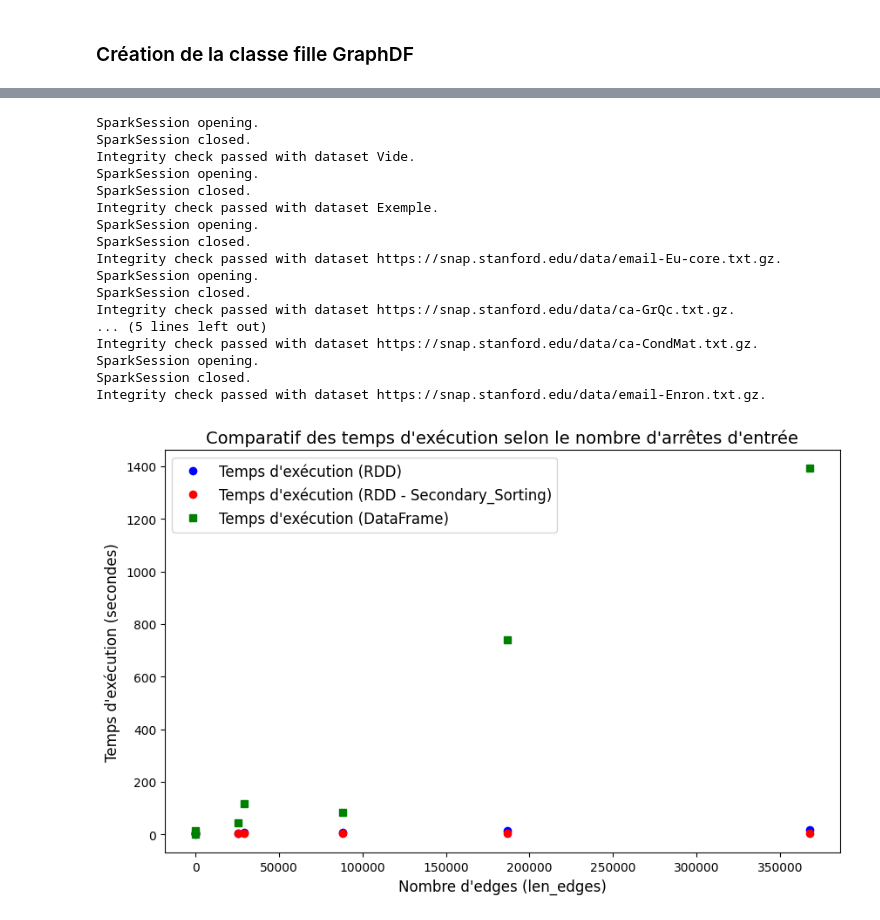
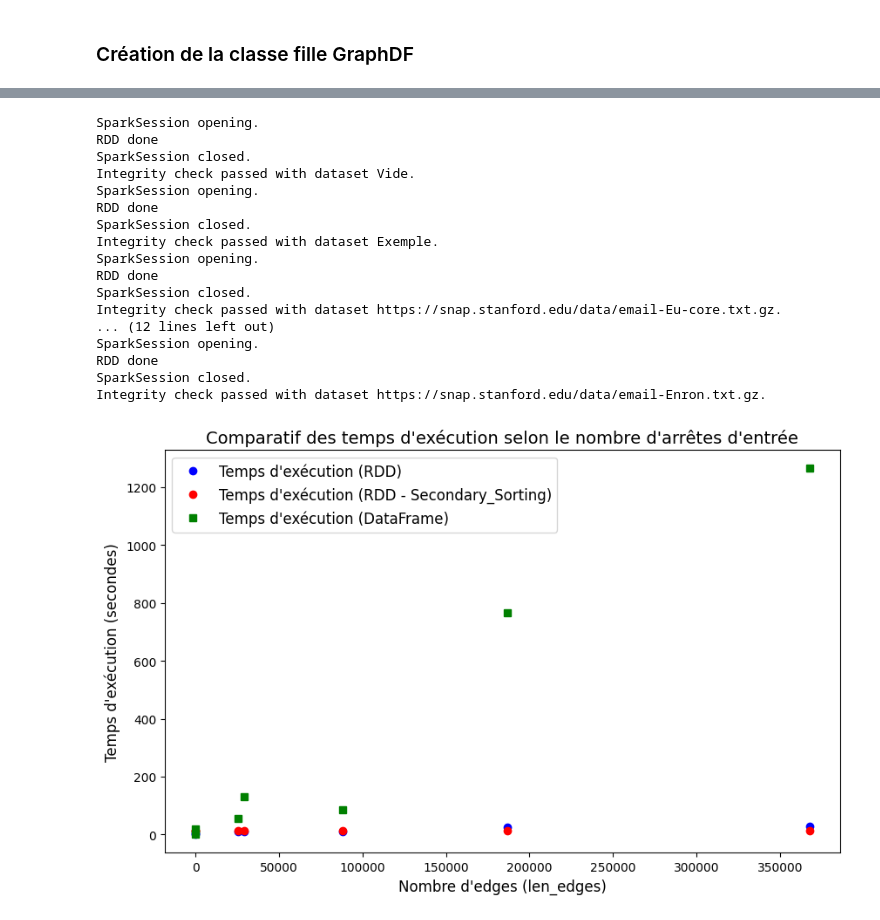
Before and after one commit to auduvignac/CCF_MapReduce, a Jupyter notebook: CCF.ipynb, the cells around one changed output, grey strips where cells are left out. Drawn from its saved outputs; the diff is of its cells as text; code cells hidden in the pictures.

```diff
--- a/CCF.ipynb
+++ b/CCF.ipynb
@@ -324,28 +717,0 @@ class GraphRDD_Secondary_Sorting(GraphRDD):
-# %%
-# List of edges in the graph
-edges_example = [
-  "A B",
-  "B C",
-  "B D",
-  "D E",
-  "F G",
-  "G H"
-]
-numSlices = None
-debug = False
-print("SparkSession opening.")
-spark_session = SparkSession \
-  .builder \
-  .appName("PySpark Hardcoded Graph") \
-  .getOrCreate()
-# Create GraphRDD and GraphDF instances
-RDD_Demo = GraphRDD(spark_session, edges_example, numSlices=numSlices)
-RDD_Demo_Secondary_Sorting = GraphRDD_Secondary_Sorting(spark_session, edges_example, numSlices=numSlices)
-# Execute CCF algorithm on RDD instance
-RDD_Demo.workflow(debug)
-RDD_Demo_Secondary_Sorting.workflow(debug)
-print(f"Temps d'exécution CCF sur {RDD_Demo.data_type} avec {RDD_Demo.ccf_metrics.get('input_edges')} arrêtes initiales: {RDD_Demo.ccf_metrics.get('exec_time')} secondes")
-print(f"Temps d'exécution CCF sur {RDD_Demo_Secondary_Sorting.data_type} (Secondary_Sorting) avec {RDD_Demo_Secondary_Sorting.ccf_metrics.get('input_edges')} arrêtes initiales: {RDD_Demo_Secondary_Sorting.ccf_metrics.get('exec_time')} secondes")
-# spark_session.stop() peut poser des problèmes dans databricks
-spark_session.stop()
-print("SparkSession closed.")
@@ -546,9 +1110,9 @@ urls = [
 
 urls_description = process_urls_to_dicts(urls)
 # Ajout du graphe vide (en vue de l'estimation des coefficients directeurs)
-urls_description.append({"url": "Vide", "edges": [], "len_edges": 0})
+urls_description.append({"url": "Vide", "edges": empty_eges, "len_edges": len(empty_eges)})
 # Ajout du graphe de l'exemple
-urls_description.append({"url": "Exemple", "edges": edges_example, "len_edges": len(edges_example)})
+urls_description.append({"url": "Exemple", "edges": edges_article, "len_edges": len(edges_article)})
 urls_description.sort(key=lambda x: x.get('len_edges', 0))
 
 results = []
@@ -566,12 +1130,13 @@ for url_description in urls_description[:-1]:
     debug = False
     # Create GraphRDD, RDD_Demo_Secondary_Sorting and GraphDF instances
     RDD = GraphRDD(spark_session, edges, numSlices=numSlices)
-    RDD_Demo_Secondary_Sorting = GraphRDD_Secondary_Sorting(spark_session, edges_example, numSlices=numSlices)
+    RDD_Secondary_Sorting = GraphRDD_Secondary_Sorting(spark_session, edges, numSlices=numSlices)
     DF = GraphDF(spark_session, edges, numSlices=numSlices)
     # Execute CCF algorithm on RDD instance
     RDD.workflow()
+    print("RDD done")
     # Execute CCF algorithm on RDD_Demo_Secondary_Sorting instance
-    RDD_Demo_Secondary_Sorting.workflow()
+    RDD_Secondary_Sorting.workflow()
     # Execute CCF algorithm on DF instance
     DF.workflow()
     # Mise à jour de la liste des résultats
@@ -605,39 +1170,39 @@ plt.figure(figsize=(10, 6))
 plt.plot(len_edges, exectime_RDD, label="Temps d'exécution (RDD)", linestyle='', marker='o', color='blue')
 plt.plot(len_edges, exectime_RDD_Secondary_Sorting, label="Temps d'exécution (RDD - Secondary_Sorting)", linestyle='', marker='o', color='red')
 plt.plot(len_edges, exectime_Dataframe, label="Temps d'exécution (DataFrame)", linestyle='', marker='s', color='green')
 
 # Ajouter des titres et des labels
 plt.title("Comparatif des temps d'exécution selon le nombre d'arrêtes d'entrée", fontsize=14)
 plt.xlabel("Nombre d'edges (len_edges)", fontsize=12)
 plt.ylabel("Temps d'exécution (secondes)", fontsize=12)
 
 # Ajouter une légende
 plt.legend(fontsize=12)
 
 # Ajouter une grille
 plt.grid(True, linestyle=' ', alpha=0.7)
 
 # Afficher le graphe
 plt.show()
 # %% [output]
 SparkSession opening.
+RDD done
 SparkSession closed.
 Integrity check passed with dataset Vide.
 SparkSession opening.
+RDD done
 SparkSession closed.
 Integrity check passed with dataset Exemple.
 SparkSession opening.
+RDD done
 SparkSession closed.
 Integrity check passed with dataset https://snap.stanford.edu/data/email-Eu-core.txt.gz.
+... (12 lines left out)
 SparkSession opening.
-SparkSession closed.
-Integrity check passed with dataset https://snap.stanford.edu/data/ca-GrQc.txt.gz.
-... (5 lines left out)
-Integrity check passed with dataset https://snap.stanford.edu/data/ca-CondMat.txt.gz.
-SparkSession opening.
+RDD done
 SparkSession closed.
 Integrity check passed with dataset https://snap.stanford.edu/data/email-Enron.txt.gz.
-[figure, old version]
+[figure, new version]
 # %%
 # Calcul du coefficient directeur (ajustement linéaire exectime_RDD et exectime_RDD_Secondary_Sorting)
 coeffs_linear_RDD = np.polyfit(len_edges, exectime_RDD, 1)
```
Also changed, not shown: parts of 15 cells of this notebook.
